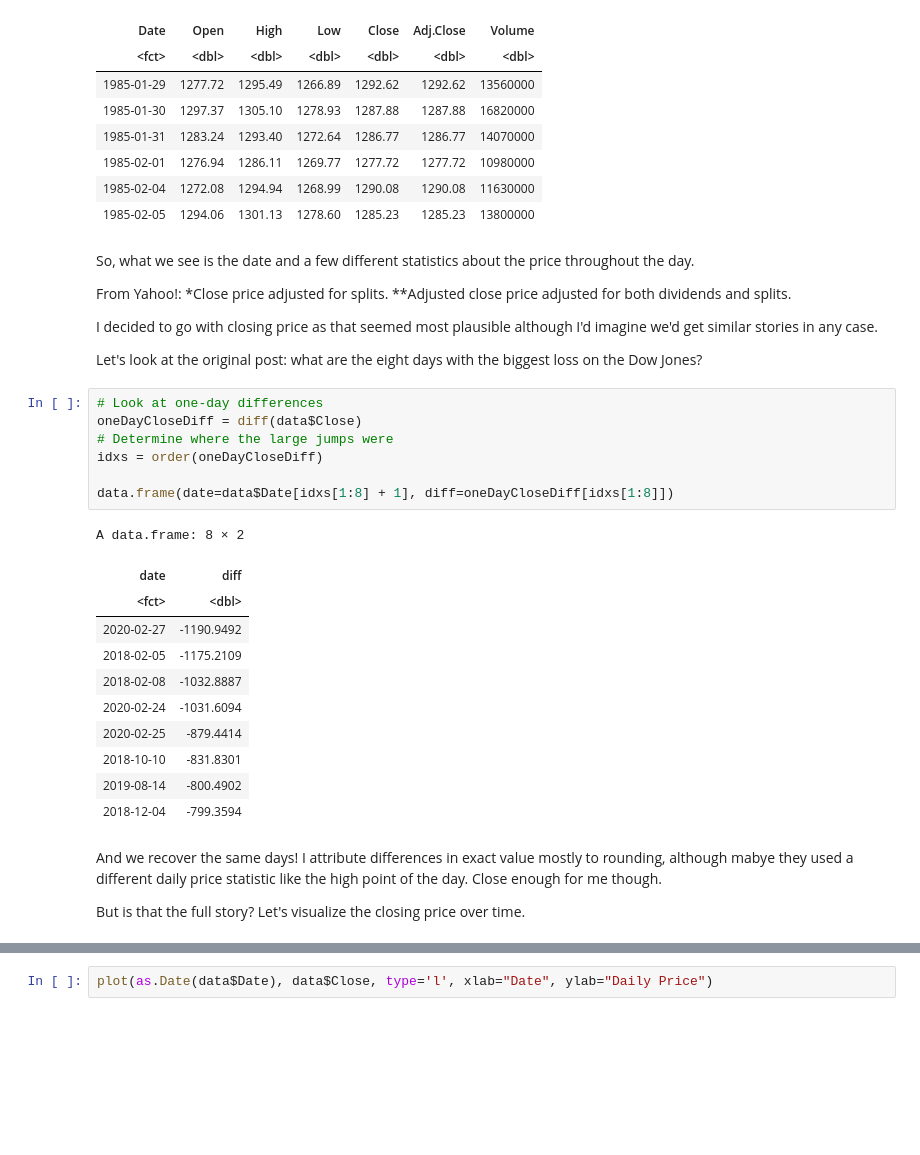
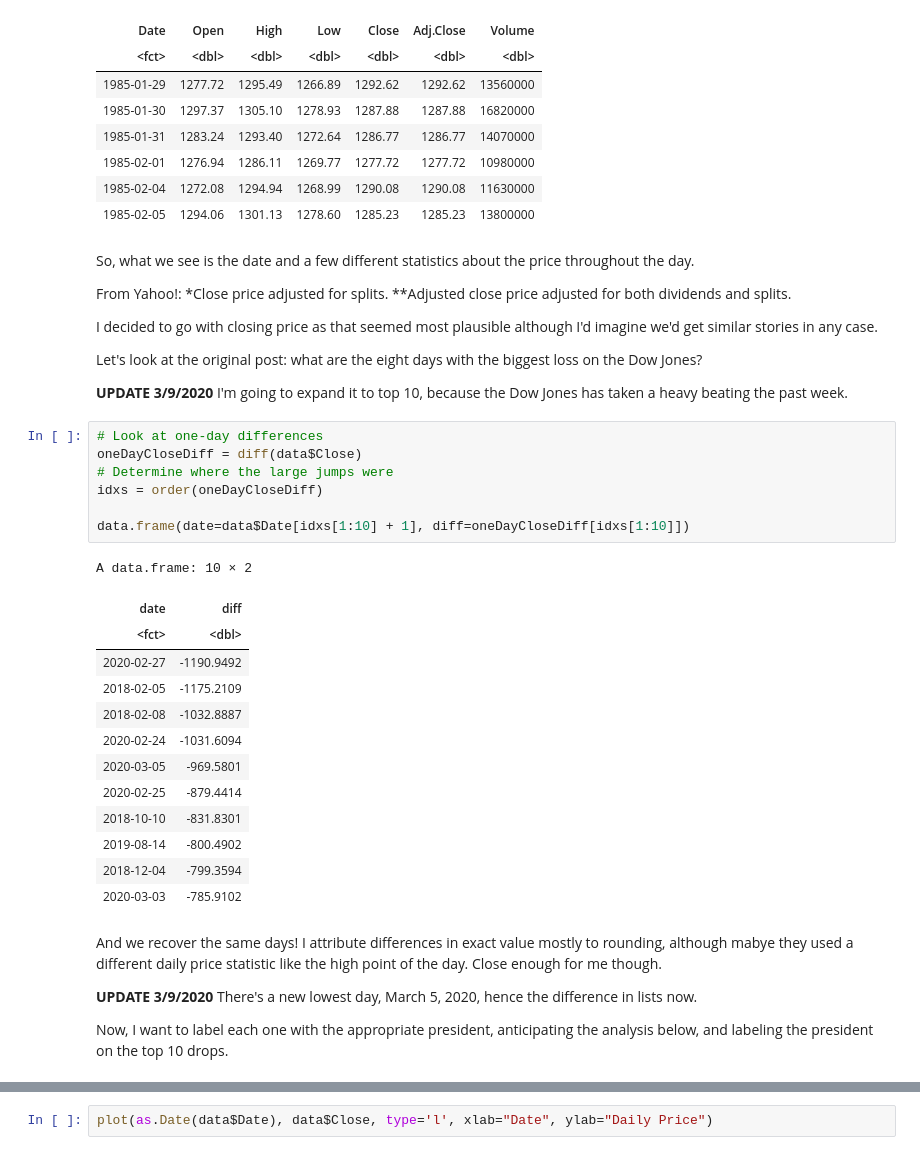
Before and after one commit to eaott/small_projects, a Jupyter notebook: DowJones.ipynb, the cells around one changed output, grey strips where cells are left out. Cells and saved outputs as stored; diff of their text form; blank space fills up the shorter version.

```diff
--- a/DowJones.ipynb
+++ b/DowJones.ipynb
@@ -28,26 +28,32 @@ From Yahoo!: \*Close price adjusted for splits. \*\*Adjusted close price adjuste
 I decided to go with closing price as that seemed most plausible although I'd imagine we'd get similar stories in any case.
 
 Let's look at the original post: what are the eight days with the biggest loss on the Dow Jones?
+
+**UPDATE 3/9/2020** I'm going to expand it to top 10, because the Dow Jones has taken a heavy beating the past week.
 # %%
 # Look at one-day differences
 oneDayCloseDiff = diff(data$Close)
 # Determine where the large jumps were
 idxs = order(oneDayCloseDiff)
 
-data.frame(date=data$Date[idxs[1:8] + 1], diff=oneDayCloseDiff[idxs[1:8]])
+data.frame(date=data$Date[idxs[1:10] + 1], diff=oneDayCloseDiff[idxs[1:10]])
 # %% [output]
-A data.frame: 8 × 2
+A data.frame: 10 × 2
 | date | diff |
 | <fct> | <dbl> |
 | 2020-02-27 | -1190.9492 |
 | 2018-02-05 | -1175.2109 |
 | 2018-02-08 | -1032.8887 |
 | 2020-02-24 | -1031.6094 |
+| 2020-03-05 | -969.5801 |
 | 2020-02-25 | -879.4414 |
 | 2018-10-10 | -831.8301 |
 | 2019-08-14 | -800.4902 |
 | 2018-12-04 | -799.3594 |
+| 2020-03-03 | -785.9102 |
 # %% [markdown]
 And we recover the same days! I attribute differences in exact value mostly to rounding, although mabye they used a different daily price statistic like the high point of the day. Close enough for me though.
 
-But is that the full story? Let's visualize the closing price over time.
+**UPDATE 3/9/2020** There's a new lowest day, March 5, 2020, hence the difference in lists now.
+
+Now, I want to label each one with the appropriate president, anticipating the analysis below, and labeling the president on the top 10 drops.
```
Also changed, not shown: parts of 9 cells of this notebook, 1 other file.
